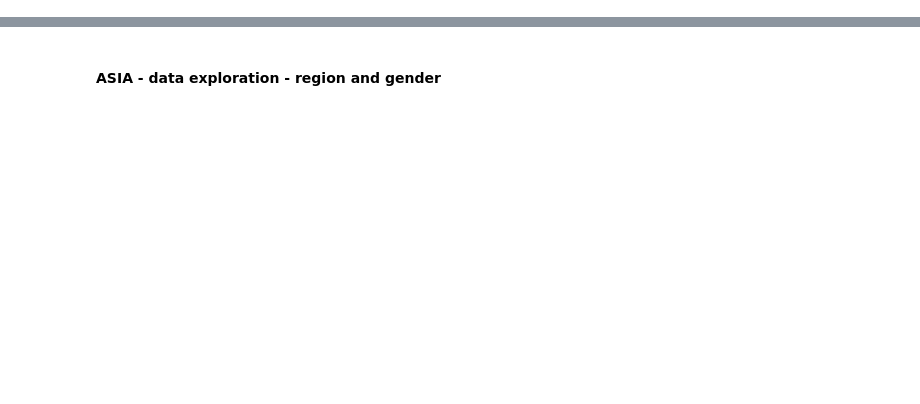
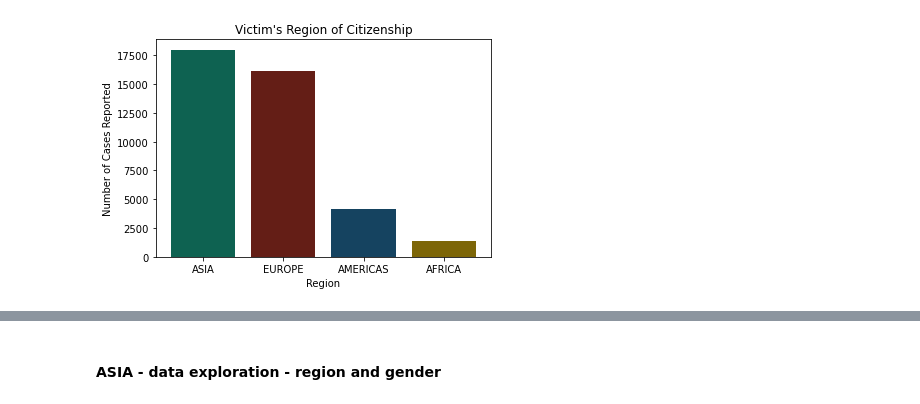
Before and after one commit to saronraut/Human-Trafficking-Awareness, a Jupyter notebook: Liz_working_files/where_dataexploration.ipynb, the cells around one changed output, grey strips where cells are left out. Saved outputs shown, nothing was run; the diff lists cells and outputs as text; code cells hidden in the pictures; blank space fills up the shorter version.

```diff
--- a/Liz_working_files/where_dataexploration.ipynb
+++ b/Liz_working_files/where_dataexploration.ipynb
@@ -36,0 +112,21 @@ regions
+# %%
+set_palette(seaborn_colorblind)
+sns.color_palette("flare", as_cmap=True)
+# %%
+#create a bar chart of cases per region
+
+region_bar = [17992, 16144, 4136, 1365]
+x_axis = np.arange(len(region_bar))
+
+tick_locations = ['ASIA', 'EUROPE', 'AMERICAS', 'AFRICA',]
+tick_locations = [value for value in x_axis]
+colors = ['#0E6251', '#641E16', '#154360', '#7D6608']
+
+plt.title("Victim's Region of Citizenship")
+plt.ylabel('Number of Cases Reported')
+plt.xlabel('Region')
+
+plt.bar(x_axis, region_bar, color=colors, align='center')
+plt.xticks(tick_locations, ['ASIA', 'EUROPE', 'AMERICAS', 'AFRICA']);
+# %% [output]
+[figure, added]
```
Also changed, not shown: parts of 35 cells of this notebook, 1 other file.
